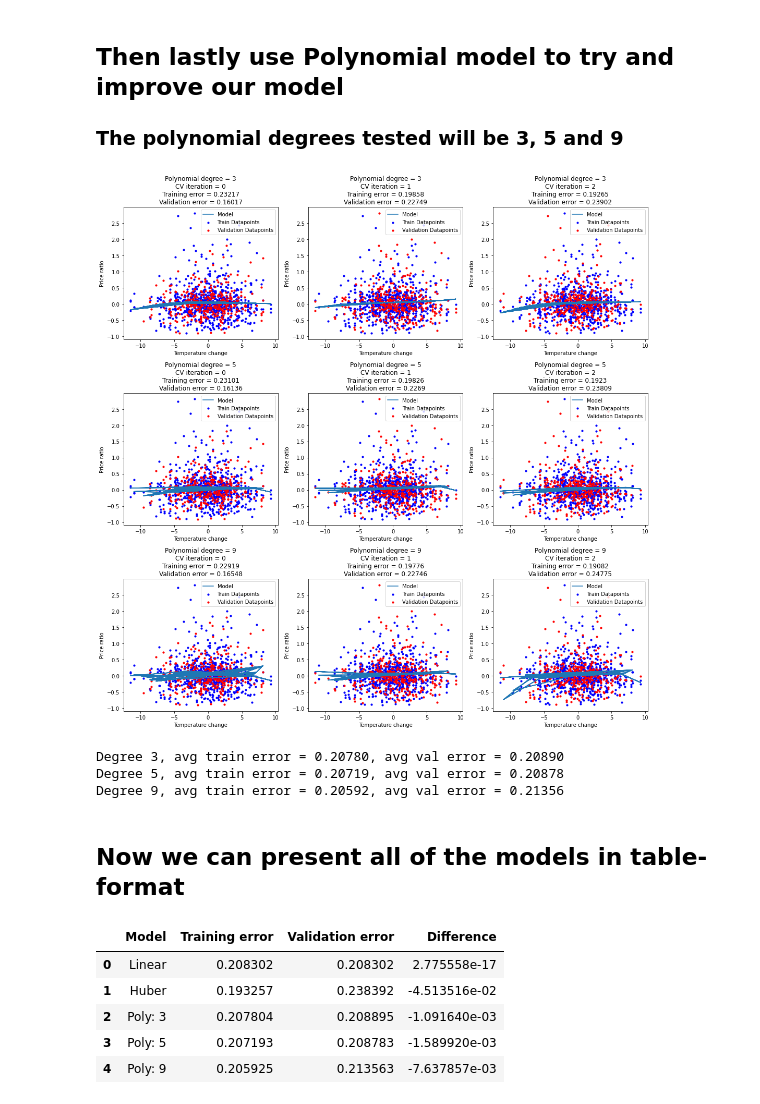
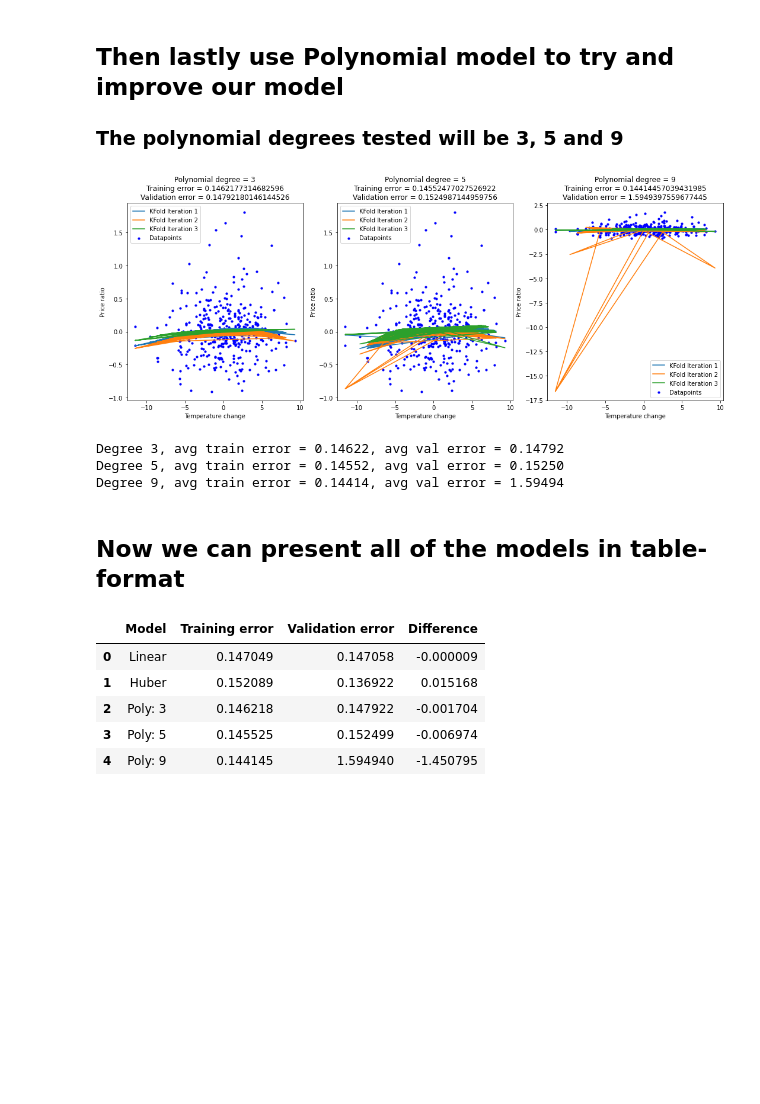
Before and after one commit to LinuzJ/ml-energy-prices, a Jupyter notebook: project.ipynb, the cells around one changed output. Cells and saved outputs as stored; diff of their text form; code cells hidden in the pictures; blank space fills up the shorter version.

```diff
--- a/project.ipynb
+++ b/project.ipynb
@@ -70,6 +70,8 @@ plt.show()
 # %% [markdown]
 We now split the data into Test data and Remaining data <br>
 The remainig data will be used for training and the test data will give us the final error value.
+# %%
+X_test, X, y_test, y = train_test_split(X, y, test_size=0.6, random_state=42)
 # %% [markdown]
 ## Linear
 # %%
@@ -187,51 +189,54 @@ degrees = [3, 5, 9]
 
 poly_tr_errors = {}
 poly_val_errors = {}
+counter = 0
 
-plt.figure(figsize=(15, 15))    # create a new figure with size 8*20
+plt.figure(figsize=(15, 6))    # create a new figure with size 8*20
 
 # Go through every degree and perform KFold on everyone
 for i, degree in enumerate(degrees):
     poly_tr_errors[degree] = []
     poly_val_errors[degree] = []
 
+    plt.subplot(1, k, counter+1)   # choose the subplot
+    plt.tight_layout()
+
     # Loop through the kfolds
     for j, (train_indices, val_indices) in enumerate(kfold.split(X)):
-        plt.subplot(len(degrees), k, i * k + j + 1)   # choose the subplot
+
 
         # Define training and validation data
         X_train, y_train, X_val, y_val = X[train_indices], y[train_indices], X[val_indices], y[val_indices]
 
         lin_regr = LinearRegression(fit_intercept=False)
         poly = PolynomialFeatures(degree=degree)    # generate polynomial features
         X_train_poly = poly.fit_transform(X_train)    # fit the raw features
         lin_regr.fit(X_train_poly, y_train)    # apply linear regression
 
         # Compute errors on folded train and validation data
         y_pred_train = lin_regr.predict(X_train_poly)    # predict -> training
         poly_tr_error = mean_squared_error(y_train, y_pred_train)    # training error
         X_val_poly = poly.transform(X_val) # fit -> validation data
         y_pred_val = lin_regr.predict(X_val_poly) # predict -> validation data
         poly_val_error = mean_squared_error(y_val, y_pred_val) # validation error
 
         # Add given errors to our collection
         poly_tr_errors[degree].append(poly_tr_error)
         poly_val_errors[degree].append(poly_val_error)
 
         # Plot
-        plt.tight_layout()
-        plt.plot(X, lin_regr.predict(poly.transform(X.reshape(-1, 1))), label="Model")
-        plt.scatter(X_train, y_train, color="b", s=10, label="Train Datapoints")
-        plt.scatter(X_val, y_val, color="r", s=10, label="Validation Datapoints")
-        plt.xlabel('Temperature change')
-        plt.ylabel('Price ratio')
-        plt.legend(loc="best")
-        plt.title(f'Polynomial degree = {degree}\nCV iteration = {j}\nTraining error = {poly_tr_error:.5}\nValidation error = {poly_val_error:.5}')    # set the title
+        plt.plot(X, lin_regr.predict(poly.transform(X.reshape(-1, 1))), label=f"KFold Iteration {j + 1}")
 
+    plt.scatter(X, y, color="b", s=10, label="Datapoints")
+    plt.xlabel('Temperature change')
+    plt.ylabel('Price ratio')
+    plt.legend(loc="best")
+    plt.title(f'Polynomial degree = {degree}\nTraining error = {np.mean(poly_tr_errors[degree])}\nValidation error = {np.mean(poly_val_errors[degree])}')
+    counter += 1
 
 plt.show()
 # %% [output]
-[figure, old version]
+[figure, new version]
 # %%
 # Now calculate average tr and val error
 poly_average_train_error, poly_average_val_error = {}, {}
@@ -242,9 +247,9 @@ for degree in degrees:
     print(f"Degree {degree}, avg train error = {poly_average_train_error[degree]:.5f}, "
           f"avg val error = {poly_average_val_error[degree]:.5f}")
 # %% [output]
-Degree 3, avg train error = 0.20780, avg val error = 0.20890
-Degree 5, avg train error = 0.20719, avg val error = 0.20878
-Degree 9, avg train error = 0.20592, avg val error = 0.21356
+Degree 3, avg train error = 0.14622, avg val error = 0.14792
+Degree 5, avg train error = 0.14552, avg val error = 0.15250
+Degree 9, avg train error = 0.14414, avg val error = 1.59494
 # %% [markdown]
 ## Now we can present all of the models in table-format
 # %%
@@ -268,8 +273,8 @@ d = pd.DataFrame({'Model' : ['Linear', 'Huber', 'Poly: 3', 'Poly: 5', 'Poly: 9']
 d
 # %% [output]
 |  | Model | Training error | Validation error | Difference |
-| 0 | Linear | 0.208302 | 0.208302 | 2.775558e-17 |
-| 1 | Huber | 0.193257 | 0.238392 | -4.513516e-02 |
-| 2 | Poly: 3 | 0.207804 | 0.208895 | -1.091640e-03 |
-| 3 | Poly: 5 | 0.207193 | 0.208783 | -1.589920e-03 |
-| 4 | Poly: 9 | 0.205925 | 0.213563 | -7.637857e-03 |
+| 0 | Linear | 0.147049 | 0.147058 | -0.000009 |
+| 1 | Huber | 0.152089 | 0.136922 | 0.015168 |
+| 2 | Poly: 3 | 0.146218 | 0.147922 | -0.001704 |
+| 3 | Poly: 5 | 0.145525 | 0.152499 | -0.006974 |
+| 4 | Poly: 9 | 0.144145 | 1.594940 | -1.450795 |
```
Also changed, not shown: parts of 8 cells of this notebook.
